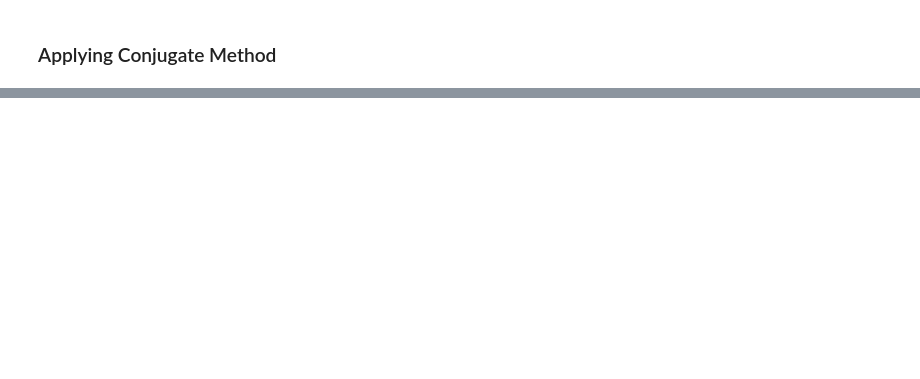
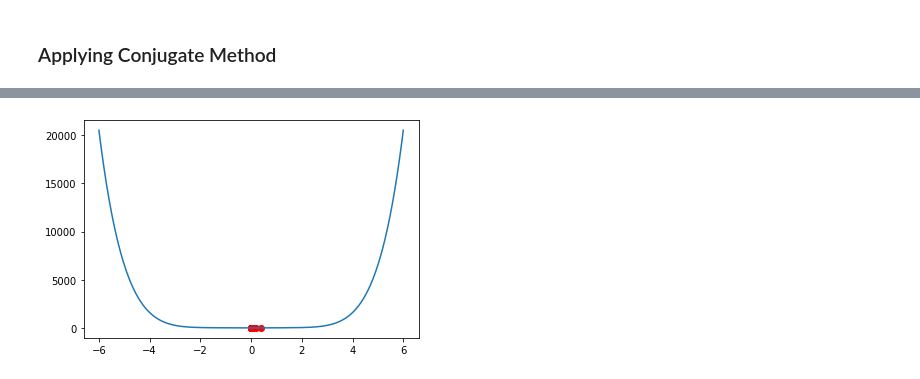
Before and after one commit to YassYe/LinearProgramingBonanza, a Jupyter notebook: week9Problems.ipynb, the cells around one changed output, grey strips where cells are left out. Saved outputs shown, nothing was run; the diff lists cells and outputs as text; code cells hidden in the pictures; blank space fills up the shorter version.

```diff
--- a/week9Problems.ipynb
+++ b/week9Problems.ipynb
@@ -155,0 +164,22 @@ plt.savefig("ters3.pdf")
+# %%
+def fx(x):
+    return 1/2*x**6-5/2*x**4+23/2*x**2
+
+
+def dfx(x):
+    return 3*x**5-10*x**3+23*x
+# %%
+xiters = []
+x0 = 1
+while dfx(x0) >= 1e-10:
+    xk = x0 - fx(x0)/dfx(x0)
+    xiters.append(xk)
+    x0 = xk
+# %%
+plt.figure()
+x = np.linspace(-6,6,1000)
+plt.plot(x, fx(x))
+plt.scatter(xiters,[fx(i) for i in xiters], color = 'red')
+plt.show()
+# %% [output]
+[figure, added]
```
Also changed, not shown: parts of 5 cells of this notebook, 3 other files.
